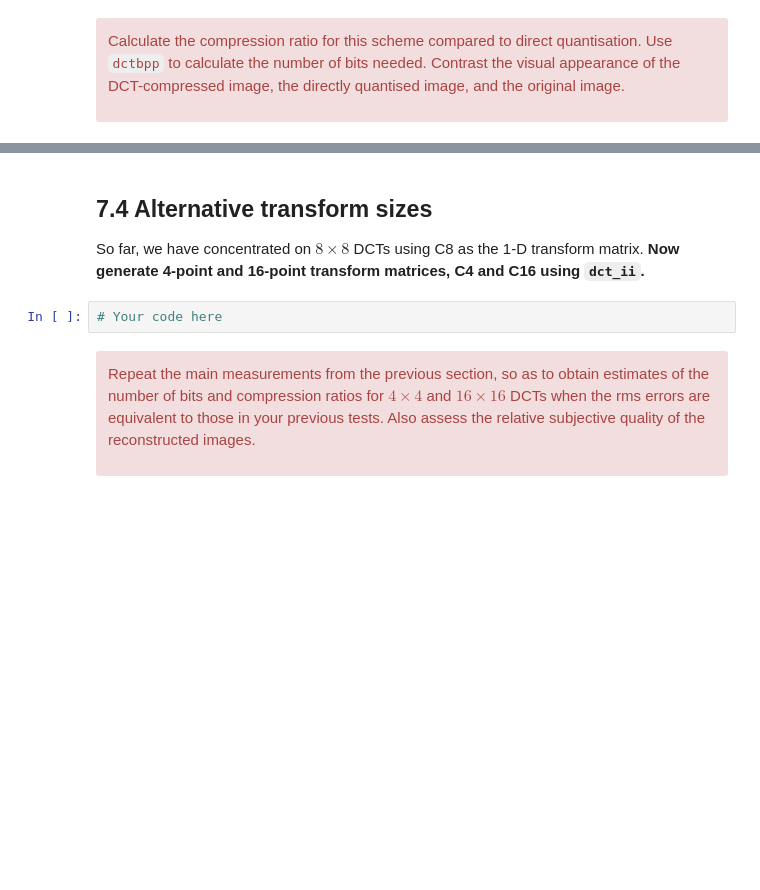
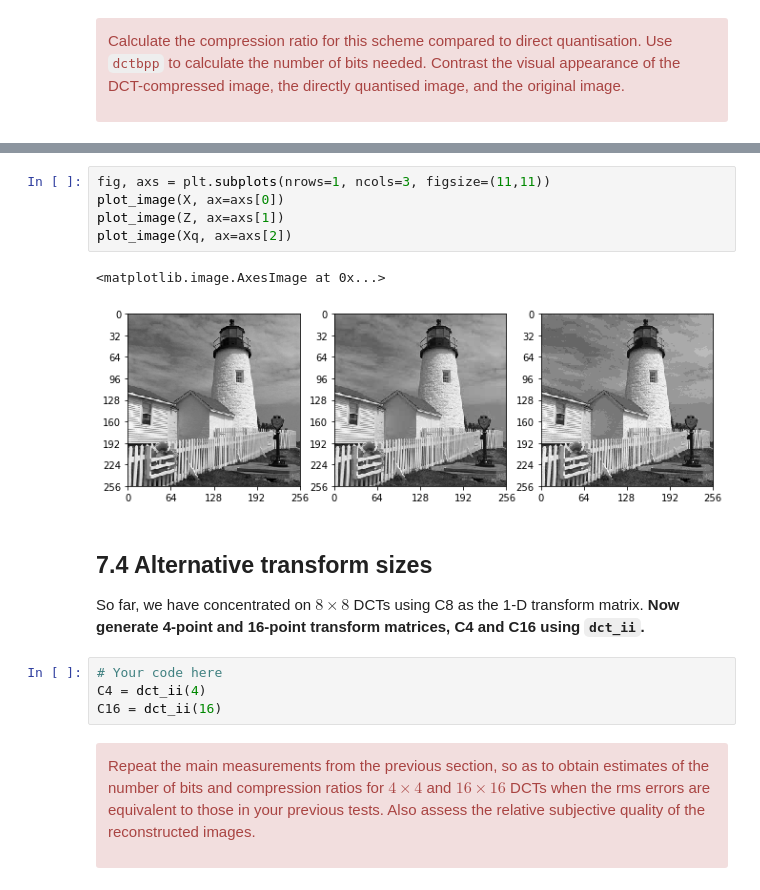
Before and after one commit to barkermrl/ImageProcessing, a Jupyter notebook: 7-the-discrete-cosine-transform.ipynb, the cells around one changed output, grey strips where cells are left out. Drawn from its saved outputs; the diff is of its cells as text; blank space fills up the shorter version.

```diff
--- a/7-the-discrete-cosine-transform.ipynb
+++ b/7-the-discrete-cosine-transform.ipynb
@@ -289,3 +373,11 @@ Calculate the compression ratio for this scheme compared to direct quantisation.
+# %%
+fig, axs = plt.subplots(nrows=1, ncols=3, figsize=(11,11))
+plot_image(X, ax=axs[0])
+plot_image(Z, ax=axs[1])
+plot_image(Xq, ax=axs[2])
+# %% [output]
+<matplotlib.image.AxesImage at 0x...>
+[figure, added]
 # %% [markdown]
 
 ## 7.4 Alternative transform sizes
@@ -295,6 +387,8 @@ as the 1-D transform matrix.  **Now generate 4-point and 16-point
 transform matrices, C4 and C16 using `dct_ii`.**
 # %%
 # Your code here
+C4 = dct_ii(4)
+C16 = dct_ii(16)
 # %% [markdown]
 <div class="alert alert-block alert-danger">
 
```
Also changed, not shown: parts of 25 cells of this notebook.
